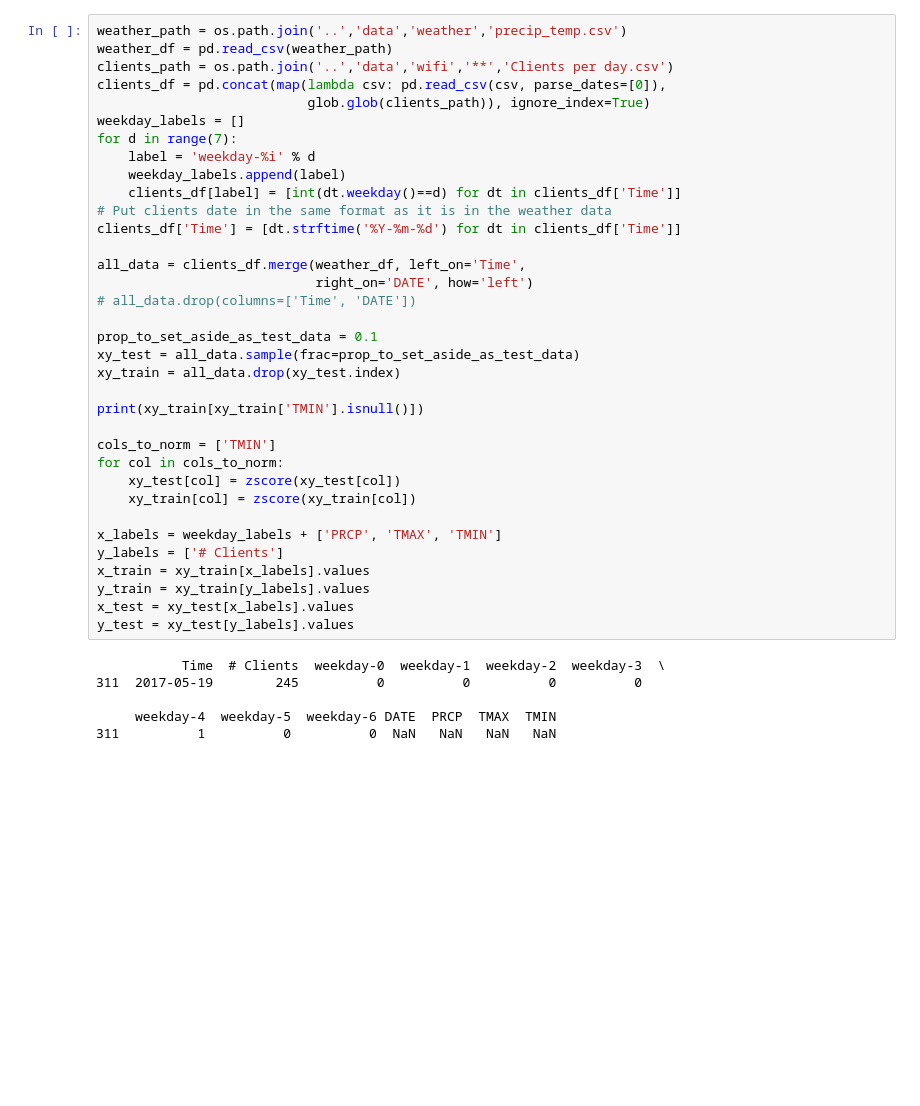
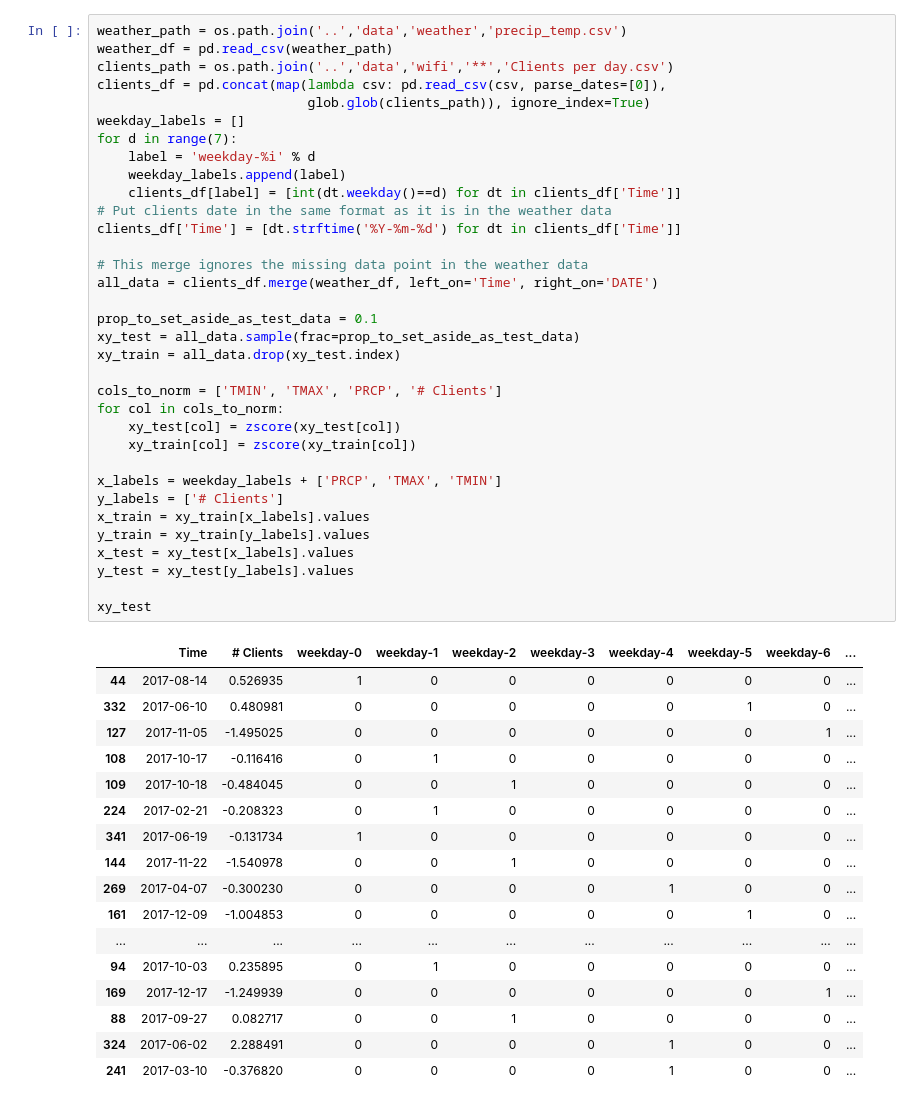
Before and after one commit to chsbacon/open-data-challenge, a Jupyter notebook: src/weather_model.ipynb, the cells around one changed output. Saved outputs shown, nothing was run; the diff lists cells and outputs as text; blank space fills up the shorter version.

Commit message:
Exclude missing weather data point (temp fix)

```diff
--- a/src/weather_model.ipynb
+++ b/src/weather_model.ipynb
@@ -13,42 +15,53 @@ from scipy.stats import zscore
 # %%
 weather_path = os.path.join('..','data','weather','precip_temp.csv')
 weather_df = pd.read_csv(weather_path)
 clients_path = os.path.join('..','data','wifi','**','Clients per day.csv')
 clients_df = pd.concat(map(lambda csv: pd.read_csv(csv, parse_dates=[0]),
                            glob.glob(clients_path)), ignore_index=True)
 weekday_labels = []
 for d in range(7):
     label = 'weekday-%i' % d
     weekday_labels.append(label)
     clients_df[label] = [int(dt.weekday()==d) for dt in clients_df['Time']]
 # Put clients date in the same format as it is in the weather data
 clients_df['Time'] = [dt.strftime('%Y-%m-%d') for dt in clients_df['Time']]
 
-all_data = clients_df.merge(weather_df, left_on='Time',
-                            right_on='DATE', how='left')
-# all_data.drop(columns=['Time', 'DATE'])
+# This merge ignores the missing data point in the weather data
+all_data = clients_df.merge(weather_df, left_on='Time', right_on='DATE')
 
 prop_to_set_aside_as_test_data = 0.1
 xy_test = all_data.sample(frac=prop_to_set_aside_as_test_data)
 xy_train = all_data.drop(xy_test.index)
 
-print(xy_train[xy_train['TMIN'].isnull()])
-
-cols_to_norm = ['TMIN']
+cols_to_norm = ['TMIN', 'TMAX', 'PRCP', '# Clients']
 for col in cols_to_norm:
     xy_test[col] = zscore(xy_test[col])
     xy_train[col] = zscore(xy_train[col])
 
 x_labels = weekday_labels + ['PRCP', 'TMAX', 'TMIN']
 y_labels = ['# Clients']
 x_train = xy_train[x_labels].values
 y_train = xy_train[y_labels].values
 x_test = xy_test[x_labels].values
 y_test = xy_test[y_labels].values
+
+xy_test
 # %% [output]
-           Time  # Clients  weekday-0  weekday-1  weekday-2  weekday-3  \
-311  2017-05-19        245          0          0          0          0
-
-     weekday-4  weekday-5  weekday-6 DATE  PRCP  TMAX  TMIN
-311          1          0          0  NaN   NaN   NaN   NaN
+|  | Time | # Clients | weekday-0 | weekday-1 | weekday-2 | weekday-3 | weekday-4 | weekday-5 | weekday-6 | ... |
+| 44 | 2017-08-14 | 0.526935 | 1 | 0 | 0 | 0 | 0 | 0 | 0 | ... |
+| 332 | 2017-06-10 | 0.480981 | 0 | 0 | 0 | 0 | 0 | 1 | 0 | ... |
+| 127 | 2017-11-05 | -1.495025 | 0 | 0 | 0 | 0 | 0 | 0 | 1 | ... |
+| 108 | 2017-10-17 | -0.116416 | 0 | 1 | 0 | 0 | 0 | 0 | 0 | ... |
+| 109 | 2017-10-18 | -0.484045 | 0 | 0 | 1 | 0 | 0 | 0 | 0 | ... |
+| 224 | 2017-02-21 | -0.208323 | 0 | 1 | 0 | 0 | 0 | 0 | 0 | ... |
+| 341 | 2017-06-19 | -0.131734 | 1 | 0 | 0 | 0 | 0 | 0 | 0 | ... |
+| 144 | 2017-11-22 | -1.540978 | 0 | 0 | 1 | 0 | 0 | 0 | 0 | ... |
+| 269 | 2017-04-07 | -0.300230 | 0 | 0 | 0 | 0 | 1 | 0 | 0 | ... |
+| 161 | 2017-12-09 | -1.004853 | 0 | 0 | 0 | 0 | 0 | 1 | 0 | ... |
+| ... | ... | ... | ... | ... | ... | ... | ... | ... | ... | ... |
+| 94 | 2017-10-03 | 0.235895 | 0 | 1 | 0 | 0 | 0 | 0 | 0 | ... |
+| 169 | 2017-12-17 | -1.249939 | 0 | 0 | 0 | 0 | 0 | 0 | 1 | ... |
+| 88 | 2017-09-27 | 0.082717 | 0 | 0 | 1 | 0 | 0 | 0 | 0 | ... |
+| 324 | 2017-06-02 | 2.288491 | 0 | 0 | 0 | 0 | 1 | 0 | 0 | ... |
+| 241 | 2017-03-10 | -0.376820 | 0 | 0 | 0 | 0 | 1 | 0 | 0 | ... |
 # %%
```
Also changed, not shown: parts of 2 cells of this notebook.
